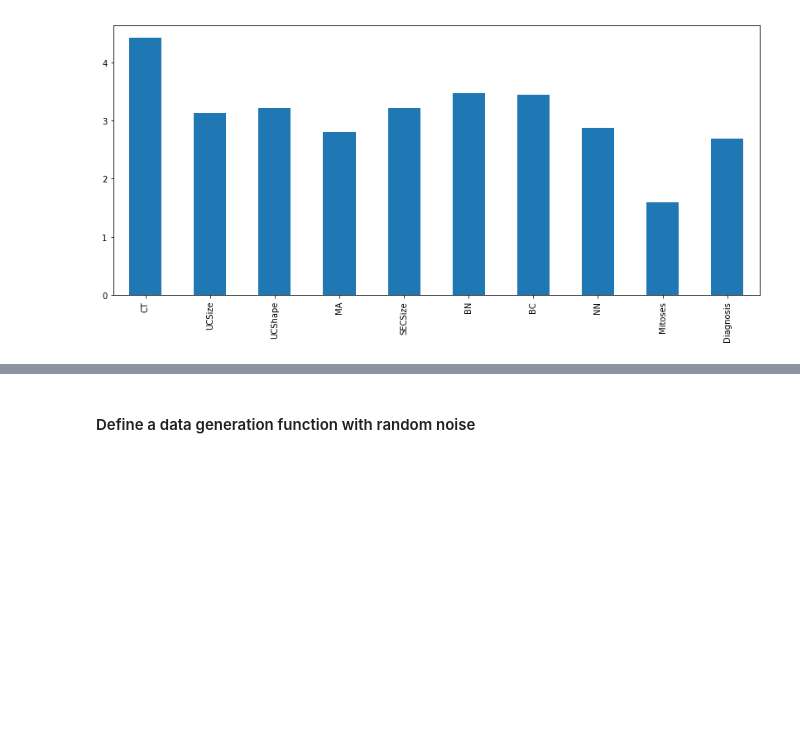
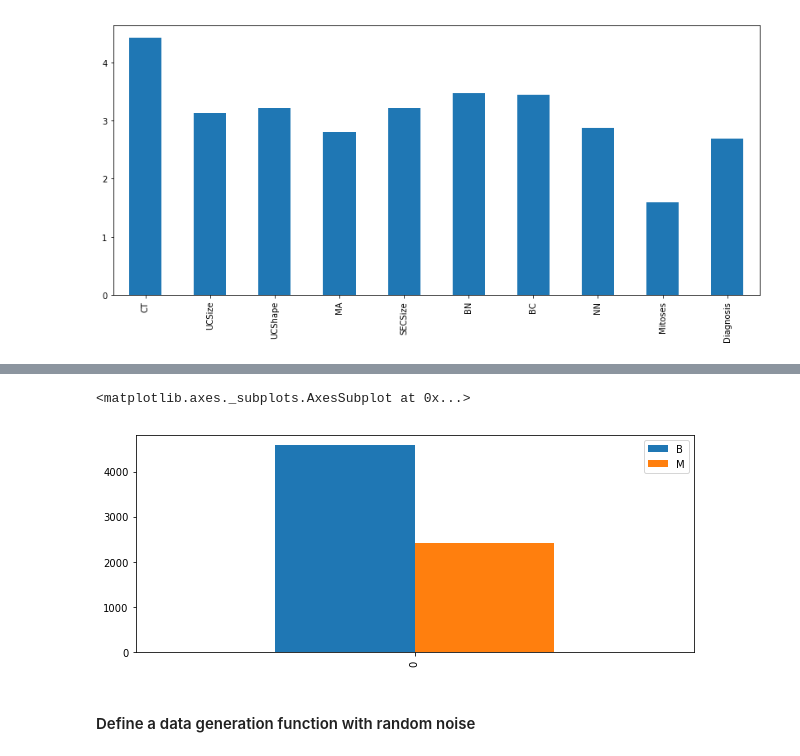
Before and after one commit to VikramSuriyanarayanan/machine-learning, a Jupyter notebook: capstone/capstone.ipynb, the cells around one changed output, grey strips where cells are left out. Drawn from its saved outputs; the diff is of its cells as text; code cells hidden in the pictures; blank space fills up the shorter version.

```diff
--- a/capstone/capstone.ipynb
+++ b/capstone/capstone.ipynb
@@ -73,6 +73,13 @@ data_M.describe()
 | 50% | 8.000000 | 6.000000 | 6.000000 | 5.000000 | 5.000000 | 10.000000 | 7.000000 | 6.000000 | 1.000000 | 4.0 |
 | 75% | 10.000000 | 10.000000 | 9.000000 | 8.000000 | 6.000000 | 10.000000 | 7.000000 | 10.000000 | 3.000000 | 4.0 |
 | max | 10.000000 | 10.000000 | 10.000000 | 10.000000 | 10.000000 | 10.000000 | 10.000000 | 10.000000 | 10.000000 | 4.0 |
+# %%
+B_M_data = {'B': [data_B.size], 'M': [data_M.size]}
+B_M_df = pd.DataFrame(data=B_M_data)
+B_M_df.plot(kind='bar', figsize=(10,4))
+# %% [output]
+<matplotlib.axes._subplots.AxesSubplot at 0x...>
+[figure, added]
 # %% [markdown]
 #### Define a data generation function with random noise
 # %%
```
Also changed, not shown: parts of 10 cells of this notebook.
